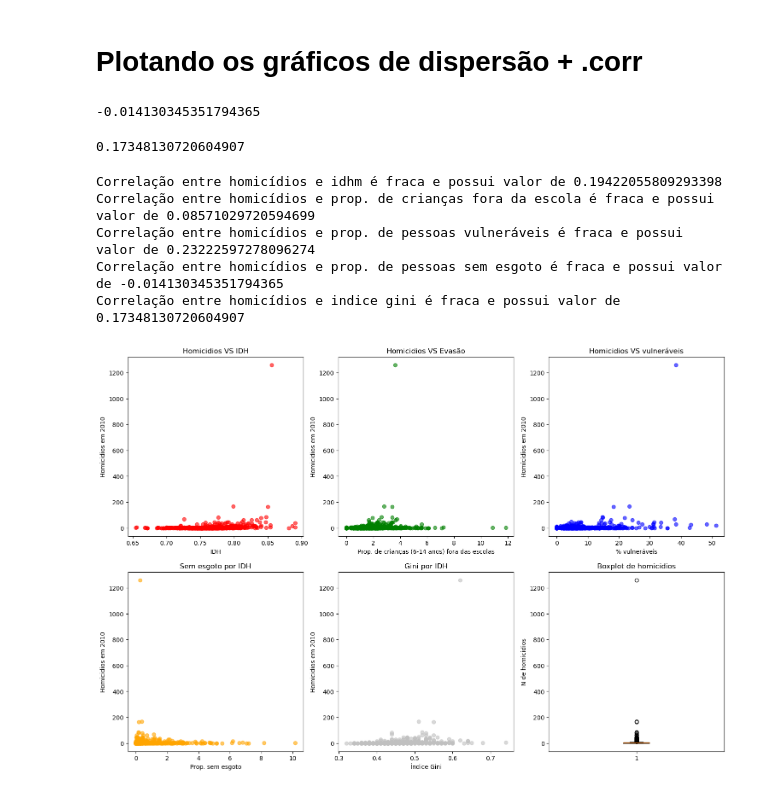
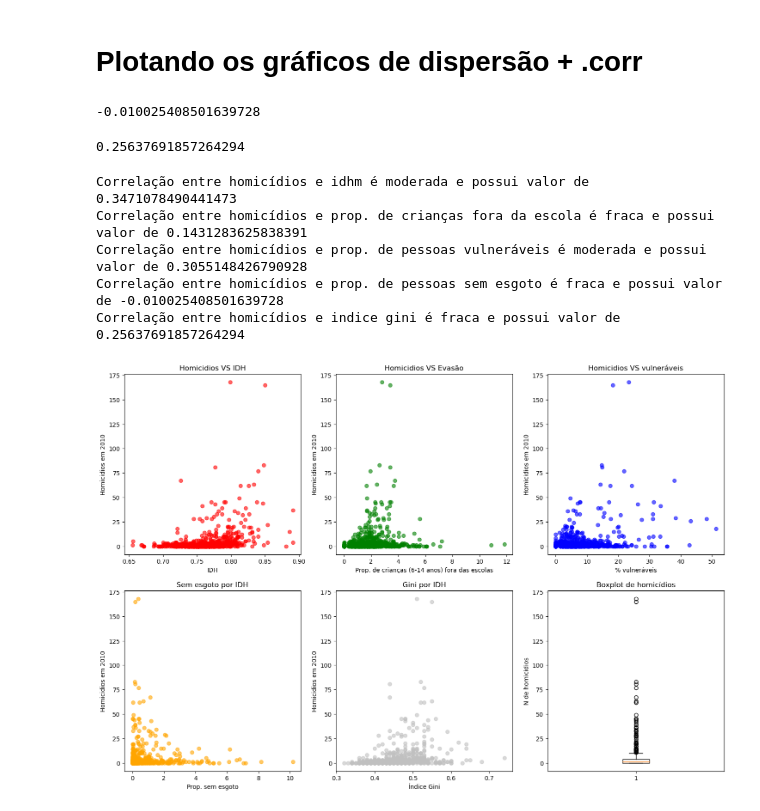
Before and after one commit to felipebns/P2_Cdados, a Jupyter notebook: p2_cdados.ipynb, the cells around one changed output. Saved outputs shown, nothing was run; the diff lists cells and outputs as text; code cells hidden in the pictures.

Commit message:
tirando_sp

```diff
--- a/p2_cdados.ipynb
+++ b/p2_cdados.ipynb
@@ -159,24 +148,26 @@ tabela_definitiva
+# %%
+tabela_sem_sp = tabela_definitiva.drop(tabela_definitiva.loc[tabela_definitiva['Homicidio_total']==1260].index) # tirando São Paulo
 # %% [markdown]
 ## Tabela definitiva criada!
 # %% [markdown]
 # Plotando os gráficos de dispersão + .corr
 # %%
-tabela_definitiva['Homicidio_total'].corr(tabela_definitiva['proporcao_sem_agua_esgoto'])
+tabela_sem_sp['Homicidio_total'].corr(tabela_sem_sp['proporcao_sem_agua_esgoto'])
 # %% [output]
--0.014130345351794365
+-0.010025408501639728
 # %%
-tabela_definitiva['Homicidio_total'].corr(tabela_definitiva['indice_gini'])
+tabela_sem_sp['Homicidio_total'].corr(tabela_sem_sp['indice_gini'])
 # %% [output]
-0.17348130720604907
+0.25637691857264294
 # %%
 plt.figure(figsize=(18,12))
 
 plt.subplot(2,3,1)
-plt.scatter(tabela_definitiva['idhm'], tabela_definitiva['Homicidio_total'], alpha=0.6, color='red')
+plt.scatter(tabela_sem_sp['idhm'], tabela_sem_sp['Homicidio_total'], alpha=0.6, color='red')
 plt.xlabel('IDH')
 plt.ylabel('Homicidios em 2010')
 plt.title('Homicidios VS IDH')
-corr_idhm = tabela_definitiva['Homicidio_total'].corr(tabela_definitiva['idhm'])
+corr_idhm = tabela_sem_sp['Homicidio_total'].corr(tabela_sem_sp['idhm'])
 if abs(corr_idhm) < 0.3:
     print(f'Correlação entre homicídios e idhm é fraca e possui valor de {corr_idhm}')
 elif abs(corr_idhm) >0.3 and (corr_idhm) < 0.7:
@@ -185,11 +176,11 @@ elif abs(corr_idhm) > 0.7:
     print(f'Correlação entre homicídios e idhm é forte e possui valor de {corr_idhm}')
 
 plt.subplot(2,3,2)
-plt.scatter(tabela_definitiva['proporcao_crianca_fora_escola_6_14'], tabela_definitiva['Homicidio_total'], alpha=0.6, color='green')
+plt.scatter(tabela_sem_sp['proporcao_crianca_fora_escola_6_14'], tabela_sem_sp['Homicidio_total'], alpha=0.6, color='green')
 plt.xlabel('Prop. de crianças (6-14 anos) fora das escolas')
 plt.ylabel('Homicidios em 2010')
 plt.title('Homicidios VS Evasão')
-corr_crianca = tabela_definitiva['Homicidio_total'].corr(tabela_definitiva['proporcao_crianca_fora_escola_6_14'])
+corr_crianca = tabela_sem_sp['Homicidio_total'].corr(tabela_sem_sp['proporcao_crianca_fora_escola_6_14'])
 if abs(corr_crianca) < 0.3:
     print(f'Correlação entre homicídios e prop. de crianças fora da escola é fraca e possui valor de {corr_crianca}')
 elif abs(corr_crianca) >0.3 and (corr_crianca) < 0.7:
@@ -198,11 +189,11 @@ elif abs(corr_crianca) > 0.7:
     print(f'Correlação entre homicídios e prop. de crianças fora da escola é forte e possui valor de {corr_crianca}')
 
 plt.subplot(2,3,3)
-plt.scatter(tabela_definitiva['proporcao_vulnerabilidade_socioeconomica'], tabela_definitiva['Homicidio_total'], alpha=0.6, color='blue')
+plt.scatter(tabela_sem_sp['proporcao_vulnerabilidade_socioeconomica'], tabela_sem_sp['Homicidio_total'], alpha=0.6, color='blue')
 plt.xlabel('% vulneráveis')
 plt.ylabel('Homicidios em 2010')
 plt.title('Homicidios VS vulneráveis')
-corr_vul = tabela_definitiva['Homicidio_total'].corr(tabela_definitiva['proporcao_vulnerabilidade_socioeconomica'])
+corr_vul = tabela_sem_sp['Homicidio_total'].corr(tabela_sem_sp['proporcao_vulnerabilidade_socioeconomica'])
 if abs(corr_vul) < 0.3:
     print(f'Correlação entre homicídios e prop. de pessoas vulneráveis é fraca e possui valor de {corr_vul}')
 elif abs(corr_vul) >0.3 and (corr_vul) < 0.7:
@@ -211,41 +202,41 @@ elif abs(corr_vul) > 0.7:
     print(f'Correlação entre homicídios e prop. de pessoas vulneráveis é forte e possui valor de {corr_vul}')
 
 plt.subplot(2,3,4)
-plt.scatter(tabela_definitiva['proporcao_sem_agua_esgoto'], tabela_definitiva['Homicidio_total'], alpha=0.6, color='Orange')
+plt.scatter(tabela_sem_sp['proporcao_sem_agua_esgoto'], tabela_sem_sp['Homicidio_total'], alpha=0.6, color='Orange')
 plt.xlabel('Prop. sem esgoto')
 plt.ylabel('Homicidios em 2010')
 plt.title('Sem esgoto por IDH')
-corr_esg = tabela_definitiva['Homicidio_total'].corr(tabela_definitiva['proporcao_sem_agua_esgoto'])
+corr_esg = tabela_sem_sp['Homicidio_total'].corr(tabela_sem_sp['proporcao_sem_agua_esgoto'])
 if abs(corr_esg) < 0.3:
     print(f'Correlação entre homicídios e prop. de pessoas sem esgoto é fraca e possui valor de {corr_esg}')
 elif abs(corr_esg) >0.3 and (corr_esg) < 0.7:
     print(f'Correlação entre homicídios e prop. de pessoas sem esgoto é moderada e possui valor de {corr_esg}')
 elif abs(corr_esg) > 0.7:
     print(f'Correlação entre homicídios e prop. de pessoas sem esgoto é forte e possui valor de {corr_esg}')
 
 plt.subplot(2,3,5)
-plt.scatter(tabela_definitiva['indice_gini'], tabela_definitiva['Homicidio_total'], alpha=0.6, color='silver')
+plt.scatter(tabela_sem_sp['indice_gini'], tabela_sem_sp['Homicidio_total'], alpha=0.6, color='silver')
 plt.xlabel('Índice Gini')
 plt.ylabel('Homicidios em 2010')
 plt.title('Gini por IDH')
-corr_gini = tabela_definitiva['Homicidio_total'].corr(tabela_definitiva['indice_gini'])
+corr_gini = tabela_sem_sp['Homicidio_total'].corr(tabela_sem_sp['indice_gini'])
 if abs(corr_gini) < 0.3:
     print(f'Correlação entre homicídios e indice gini é fraca e possui valor de {corr_gini}')
 elif abs(corr_gini) >0.3 and (corr_gini) < 0.7:
     print(f'Correlação entre homicídios e indice gini é moderada e possui valor de {corr_gini}')
 elif abs(corr_gini) > 0.7:
     print(f'Correlação entre homicídios e indice gini é forte e possui valor de {corr_gini}')
 
 plt.subplot(2,3,6)
-plt.boxplot(tabela_definitiva['Homicidio_total'])
+plt.boxplot(tabela_sem_sp['Homicidio_total'])
 plt.title('Boxplot de homicídios')
 plt.ylabel('N de homicidios')
 
 plt.show()
 # %% [output]
-Correlação entre homicídios e idhm é fraca e possui valor de 0.19422055809293398
-Correlação entre homicídios e prop. de crianças fora da escola é fraca e possui valor de 0.08571029720594699
-Correlação entre homicídios e prop. de pessoas vulneráveis é fraca e possui valor de 0.23222597278096274
-Correlação entre homicídios e prop. de pessoas sem esgoto é fraca e possui valor de -0.014130345351794365
-Correlação entre homicídios e indice gini é fraca e possui valor de 0.17348130720604907
+Correlação entre homicídios e idhm é moderada e possui valor de 0.3471078490441473
+Correlação entre homicídios e prop. de crianças fora da escola é fraca e possui valor de 0.1431283625838391
+Correlação entre homicídios e prop. de pessoas vulneráveis é moderada e possui valor de 0.3055148426790928
+Correlação entre homicídios e prop. de pessoas sem esgoto é fraca e possui valor de -0.010025408501639728
+Correlação entre homicídios e indice gini é fraca e possui valor de 0.25637691857264294
-[figure, old version]
+[figure, new version]
```
Also changed, not shown: parts of 2 cells of this notebook.
